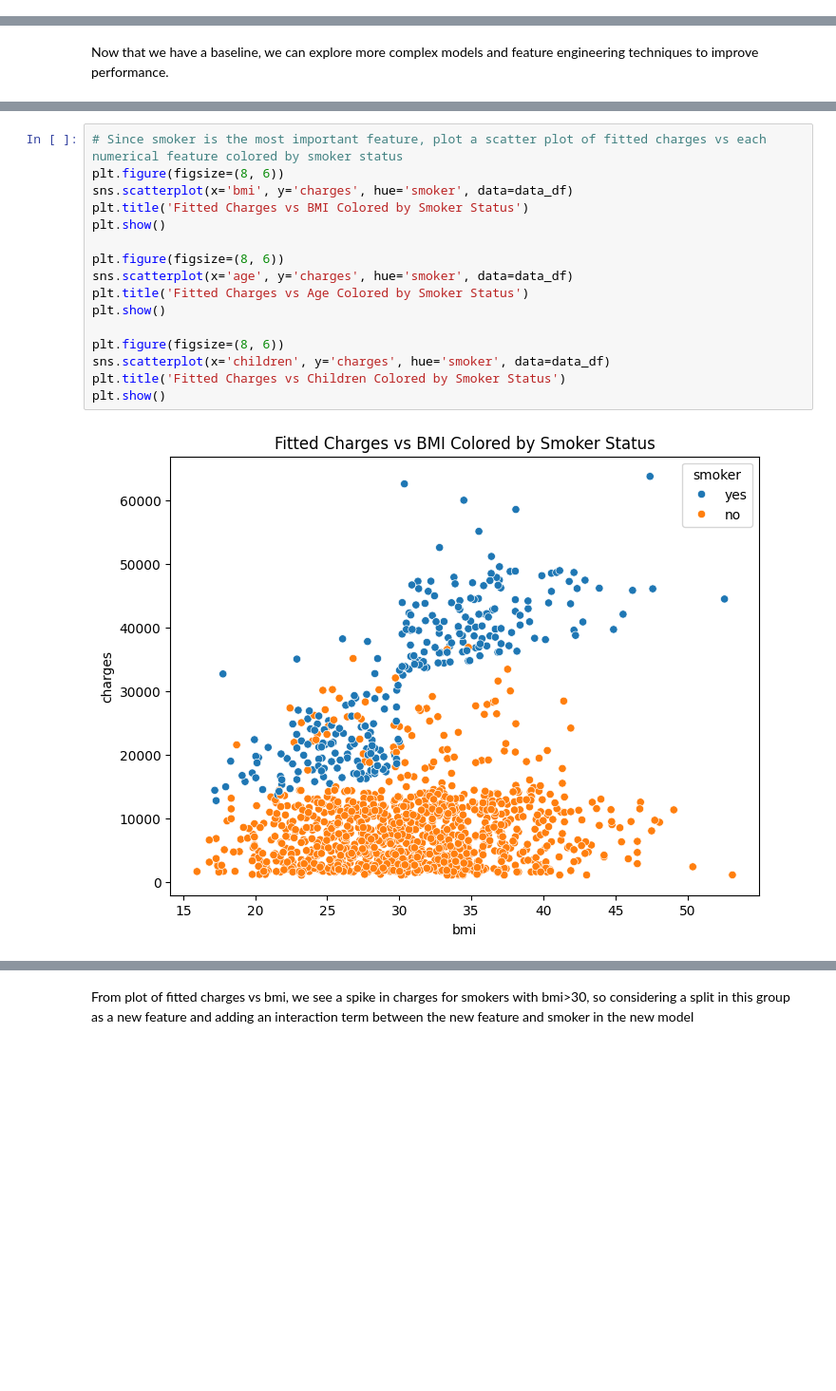
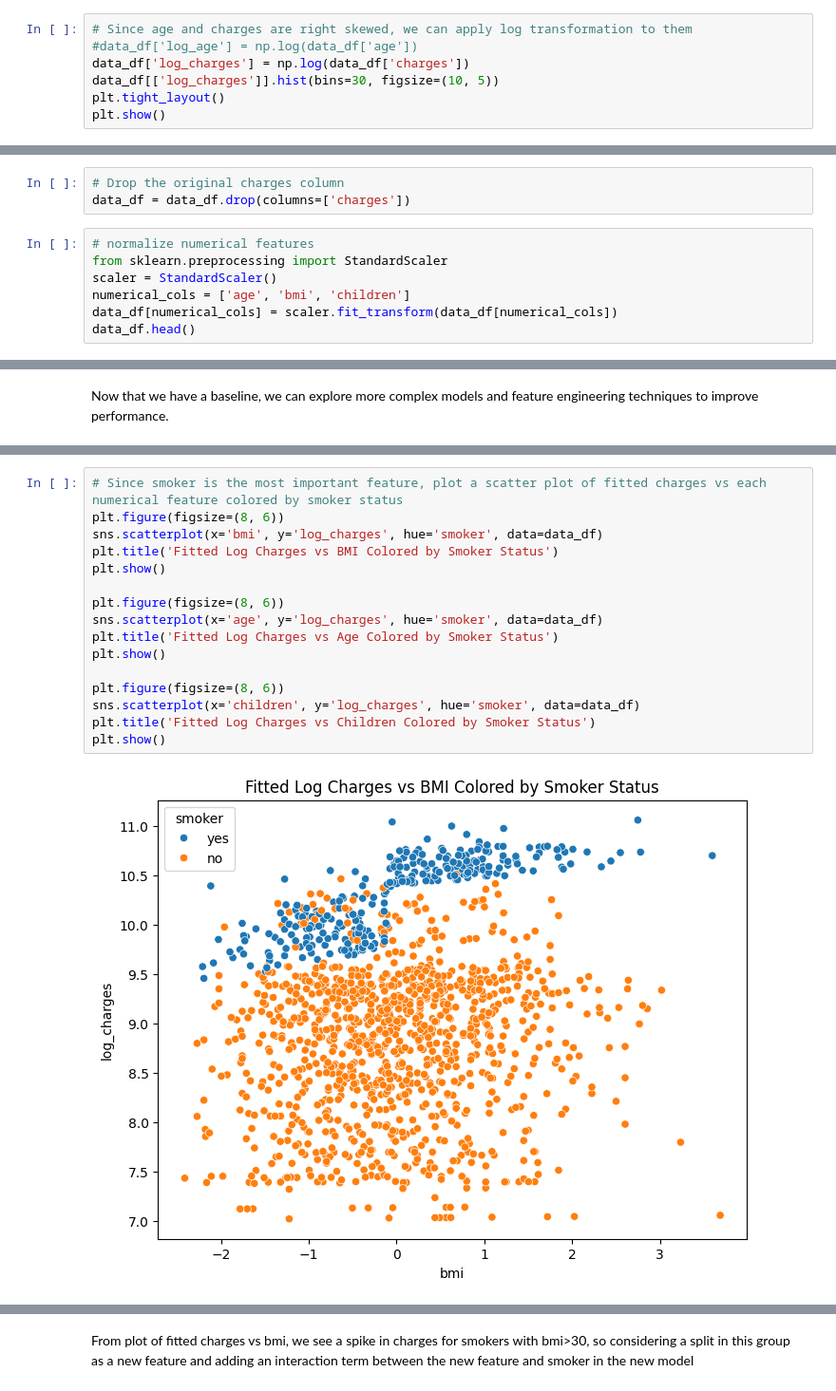
Before and after one commit to s-hreya-riram/three-little-pigs, a Jupyter notebook: exploratory_data_analysis.ipynb, the cells around one changed output, grey strips where cells are left out. Shown at 95% size. Cells and saved outputs as stored; diff of their text form; blank space fills up the shorter version.

```diff
--- a/exploratory_data_analysis.ipynb
+++ b/exploratory_data_analysis.ipynb
@@ -70,0 +78,7 @@ plt.show()
+# %%
+# Since age and charges are right skewed, we can apply log transformation to them
+#data_df['log_age'] = np.log(data_df['age'])
+data_df['log_charges'] = np.log(data_df['charges'])
+data_df[['log_charges']].hist(bins=30, figsize=(10, 5))
+plt.tight_layout()
+plt.show()
@@ -70,0 +87,10 @@ plt.show()
+# %%
+# Drop the original charges column
+data_df = data_df.drop(columns=['charges'])
+# %%
+# normalize numerical features
+from sklearn.preprocessing import StandardScaler
+scaler = StandardScaler()
+numerical_cols = ['age', 'bmi', 'children']
+data_df[numerical_cols] = scaler.fit_transform(data_df[numerical_cols])
+data_df.head()
@@ -159,18 +169,18 @@ dtype: float64
 # %%
 # Since smoker is the most important feature, plot a scatter plot of fitted charges vs each numerical feature colored by smoker status
 plt.figure(figsize=(8, 6))
-sns.scatterplot(x='bmi', y='charges', hue='smoker', data=data_df)
-plt.title('Fitted Charges vs BMI Colored by Smoker Status')
+sns.scatterplot(x='bmi', y='log_charges', hue='smoker', data=data_df)
+plt.title('Fitted Log Charges vs BMI Colored by Smoker Status')
 plt.show()
 
 plt.figure(figsize=(8, 6))
-sns.scatterplot(x='age', y='charges', hue='smoker', data=data_df)
-plt.title('Fitted Charges vs Age Colored by Smoker Status')
+sns.scatterplot(x='age', y='log_charges', hue='smoker', data=data_df)
+plt.title('Fitted Log Charges vs Age Colored by Smoker Status')
 plt.show()
 
 plt.figure(figsize=(8, 6))
-sns.scatterplot(x='children', y='charges', hue='smoker', data=data_df)
-plt.title('Fitted Charges vs Children Colored by Smoker Status')
+sns.scatterplot(x='children', y='log_charges', hue='smoker', data=data_df)
+plt.title('Fitted Log Charges vs Children Colored by Smoker Status')
 plt.show()
 # %% [output]
-[figure, old version]
+[figure, new version]
```
Also changed, not shown: parts of 34 cells of this notebook.
